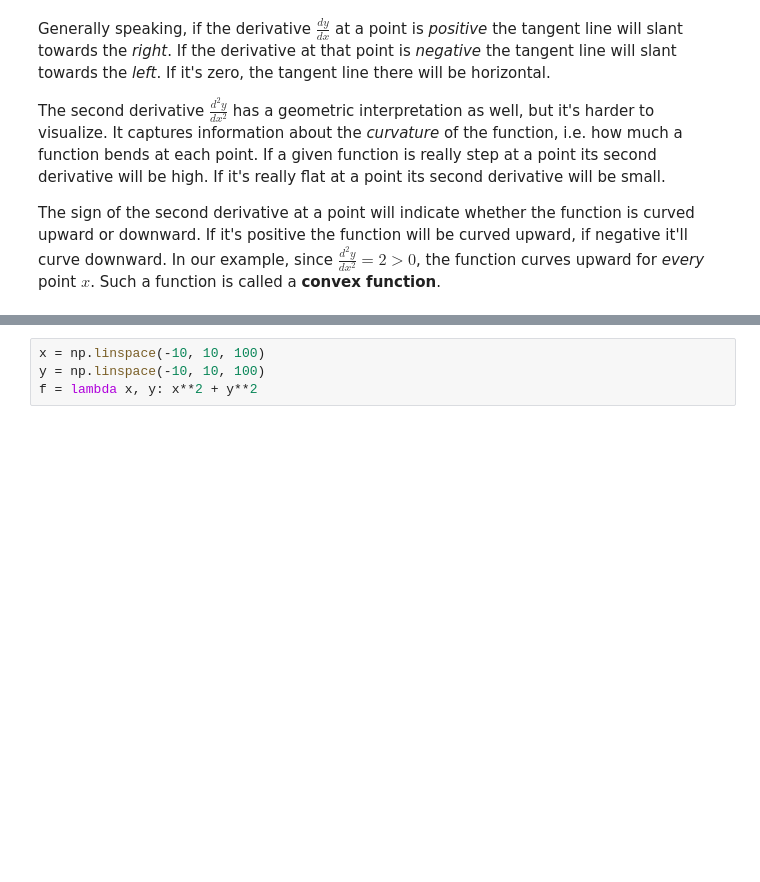
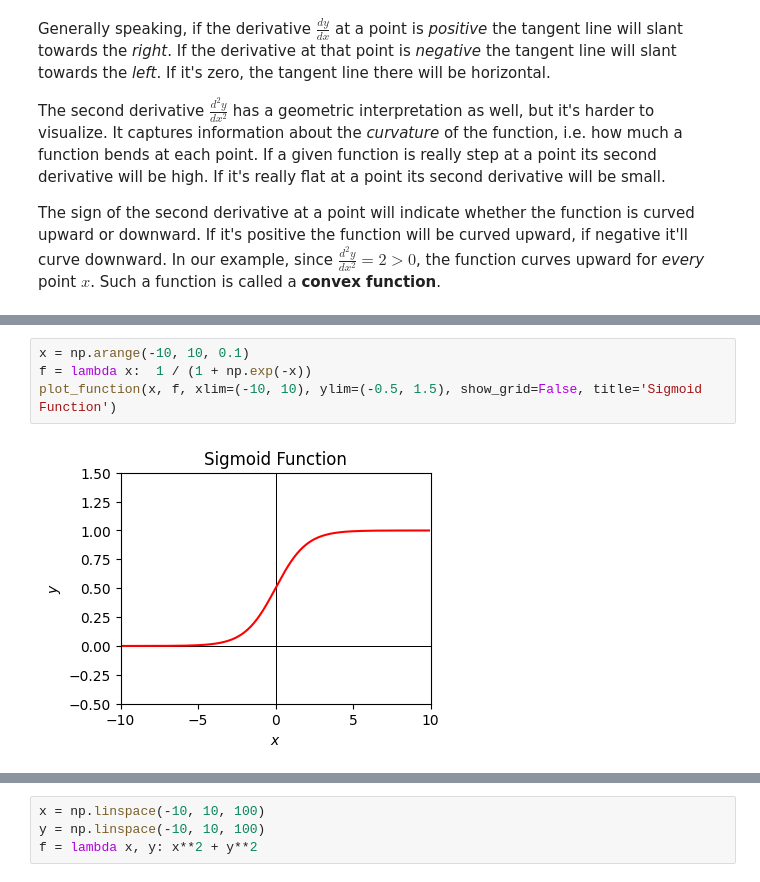
Before and after one commit to rkingery/ml-book, a Jupyter notebook: notebooks/calculus.ipynb, the cells around one changed output, grey strips where cells are left out. Cells and saved outputs as stored; diff of their text form; blank space fills up the shorter version.

```diff
--- a/notebooks/calculus.ipynb
+++ b/notebooks/calculus.ipynb
@@ -322,0 +323,6 @@ Here are the derivatives of a couple of functions I typed in.
+# %%
+x = np.arange(-10, 10, 0.1)
+f = lambda x:  1 / (1 + np.exp(-x))
+plot_function(x, f, xlim=(-10, 10), ylim=(-0.5, 1.5), show_grid=False, title='Sigmoid Function')
+# %% [output]
+[figure, added]
```
Also changed, not shown: parts of 35 cells of this notebook, 1 other file.
